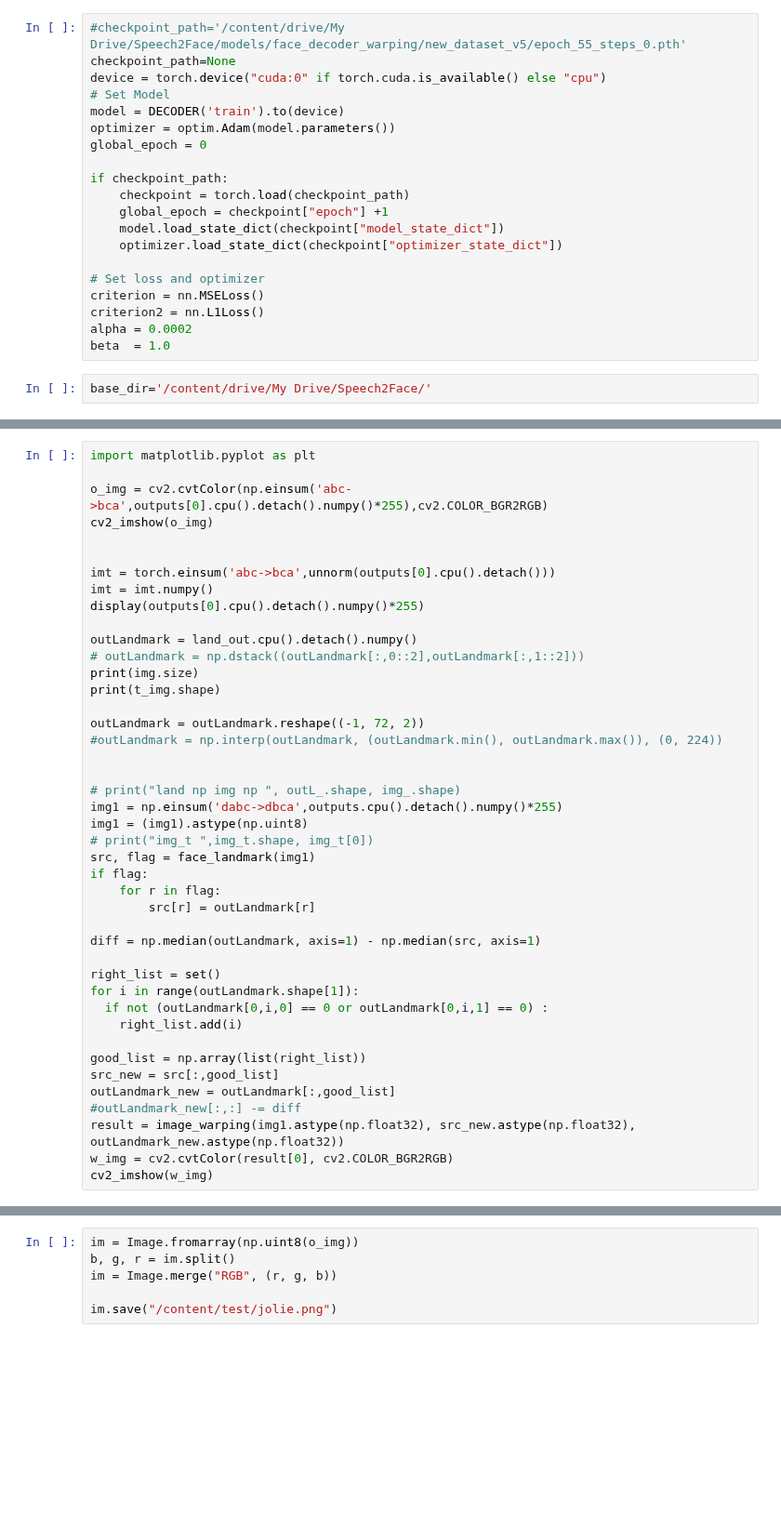
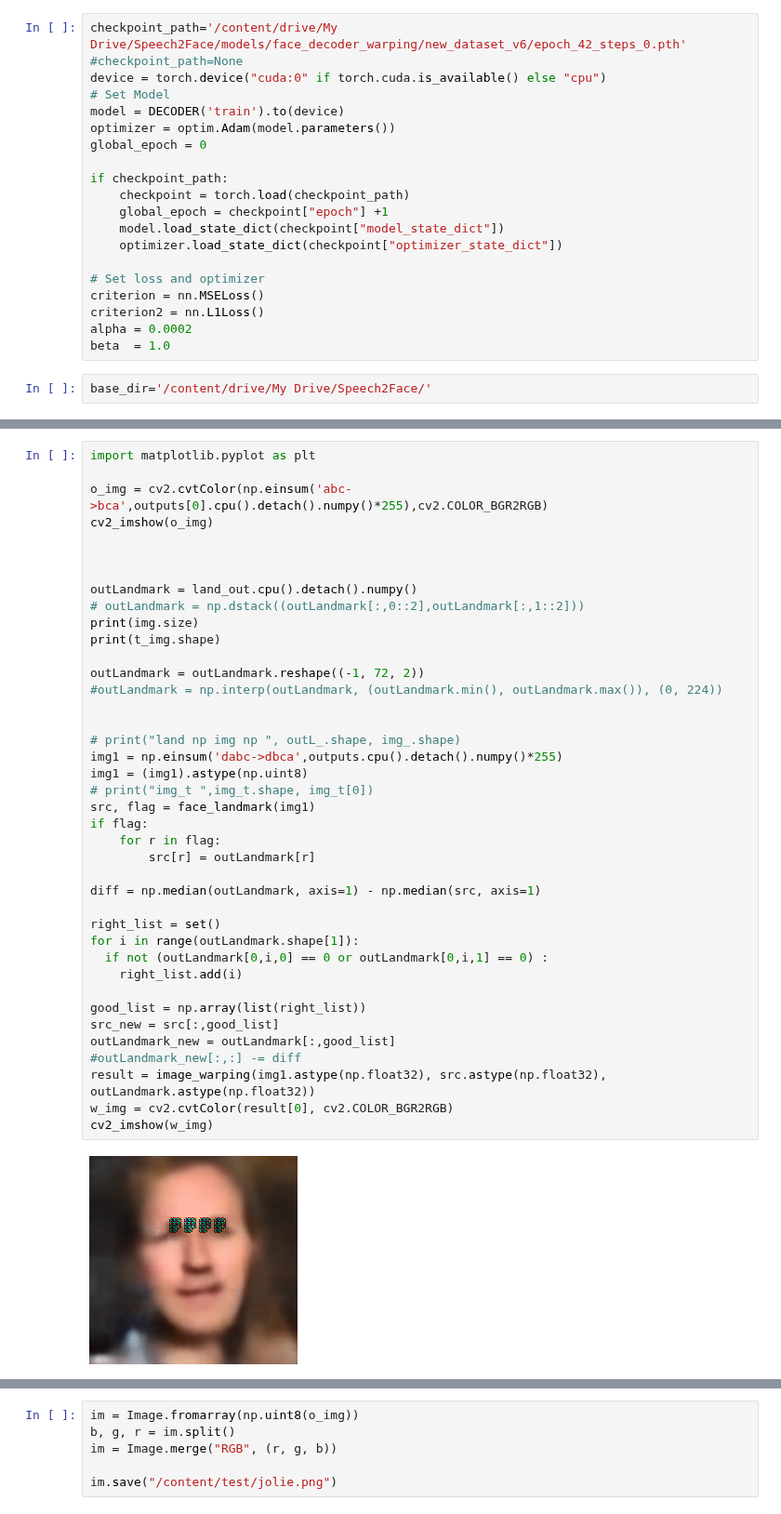
Before and after one commit to antoniomuso/speech2face, a Jupyter notebook: Decoder_with_warping_newDataset_alt.ipynb, the cells around one changed output, grey strips where cells are left out. Shown at 93% size. Drawn from its saved outputs; the diff is of its cells as text; blank space fills up the shorter version.

```diff
--- a/Decoder_with_warping_newDataset_alt.ipynb
+++ b/Decoder_with_warping_newDataset_alt.ipynb
@@ -643,8 +641,8 @@ def face_landmark(img):
         X[i] = np.array(resultant)
     return  X, flag
 # %%
-#checkpoint_path='/content/drive/My Drive/Speech2Face/models/face_decoder_warping/new_dataset_v5/epoch_55_steps_0.pth'
-checkpoint_path=None
+checkpoint_path='/content/drive/My Drive/Speech2Face/models/face_decoder_warping/new_dataset_v6/epoch_42_steps_0.pth'
+#checkpoint_path=None
 device = torch.device("cuda:0" if torch.cuda.is_available() else "cpu")
 # Set Model
 model = DECODER('train').to(device)
@@ -854,39 +853,38 @@ o_img = cv2.cvtColor(np.einsum('abc->bca',outputs[0].cpu().detach().numpy()*255)
 cv2_imshow(o_img)
 
 
-imt = torch.einsum('abc->bca',unnorm(outputs[0].cpu().detach()))
-imt = imt.numpy()
-display(outputs[0].cpu().detach().numpy()*255)
 
 outLandmark = land_out.cpu().detach().numpy()
 # outLandmark = np.dstack((outLandmark[:,0::2],outLandmark[:,1::2]))
 print(img.size)
 print(t_img.shape)
 
 outLandmark = outLandmark.reshape((-1, 72, 2))
 #outLandmark = np.interp(outLandmark, (outLandmark.min(), outLandmark.max()), (0, 224))
 
 
 # print("land np img np ", outL_.shape, img_.shape)
 img1 = np.einsum('dabc->dbca',outputs.cpu().detach().numpy()*255)
 img1 = (img1).astype(np.uint8)
 # print("img_t ",img_t.shape, img_t[0])
 src, flag = face_landmark(img1)
 if flag:
     for r in flag:
         src[r] = outLandmark[r]
 
 diff = np.median(outLandmark, axis=1) - np.median(src, axis=1)
 
 right_list = set()
 for i in range(outLandmark.shape[1]):
   if not (outLandmark[0,i,0] == 0 or outLandmark[0,i,1] == 0) :
     right_list.add(i)
 
 good_list = np.array(list(right_list))
 src_new = src[:,good_list]
 outLandmark_new = outLandmark[:,good_list]
 #outLandmark_new[:,:] -= diff
-result = image_warping(img1.astype(np.float32), src_new.astype(np.float32), outLandmark_new.astype(np.float32))
+result = image_warping(img1.astype(np.float32), src.astype(np.float32), outLandmark.astype(np.float32))
 w_img = cv2.cvtColor(result[0], cv2.COLOR_BGR2RGB)
 cv2_imshow(w_img)
+# %% [output]
+[figure, added]
```
Also changed, not shown: parts of 8 cells of this notebook.
